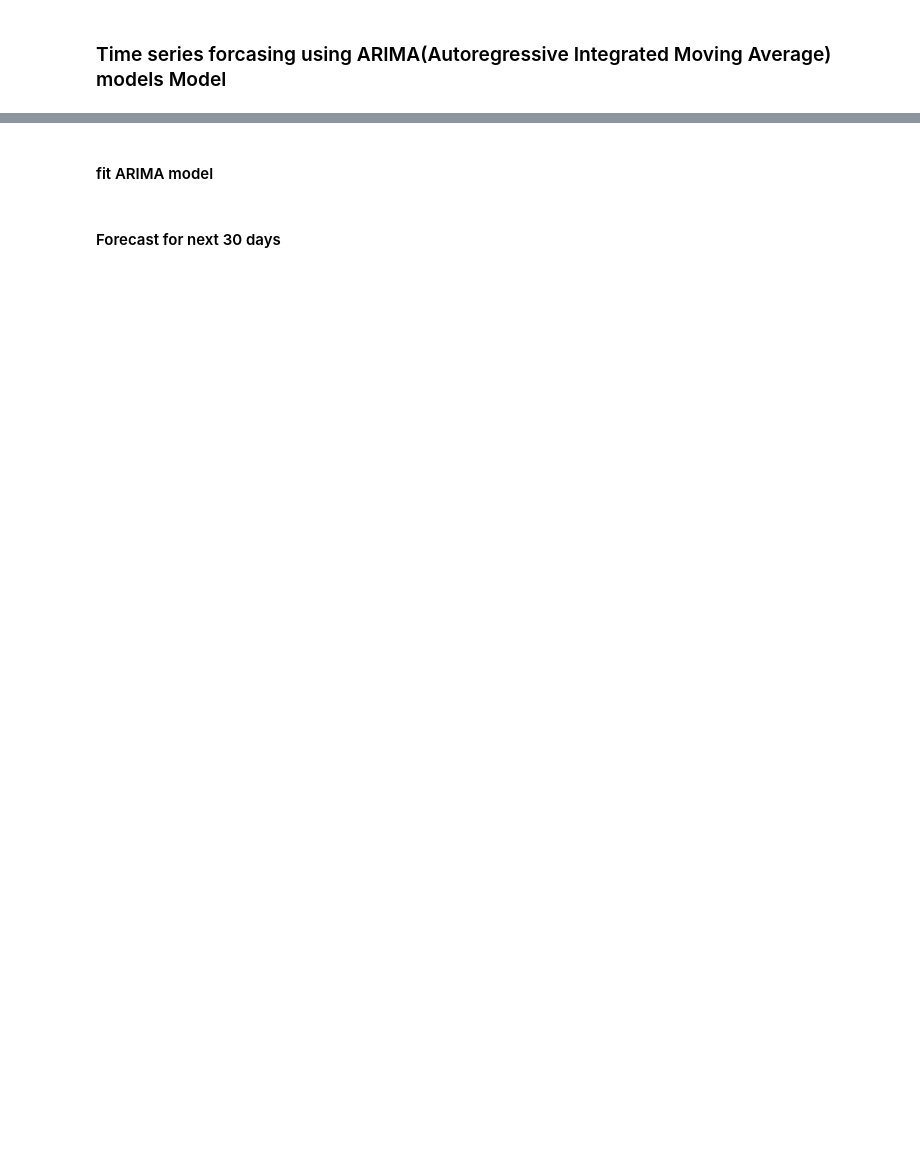
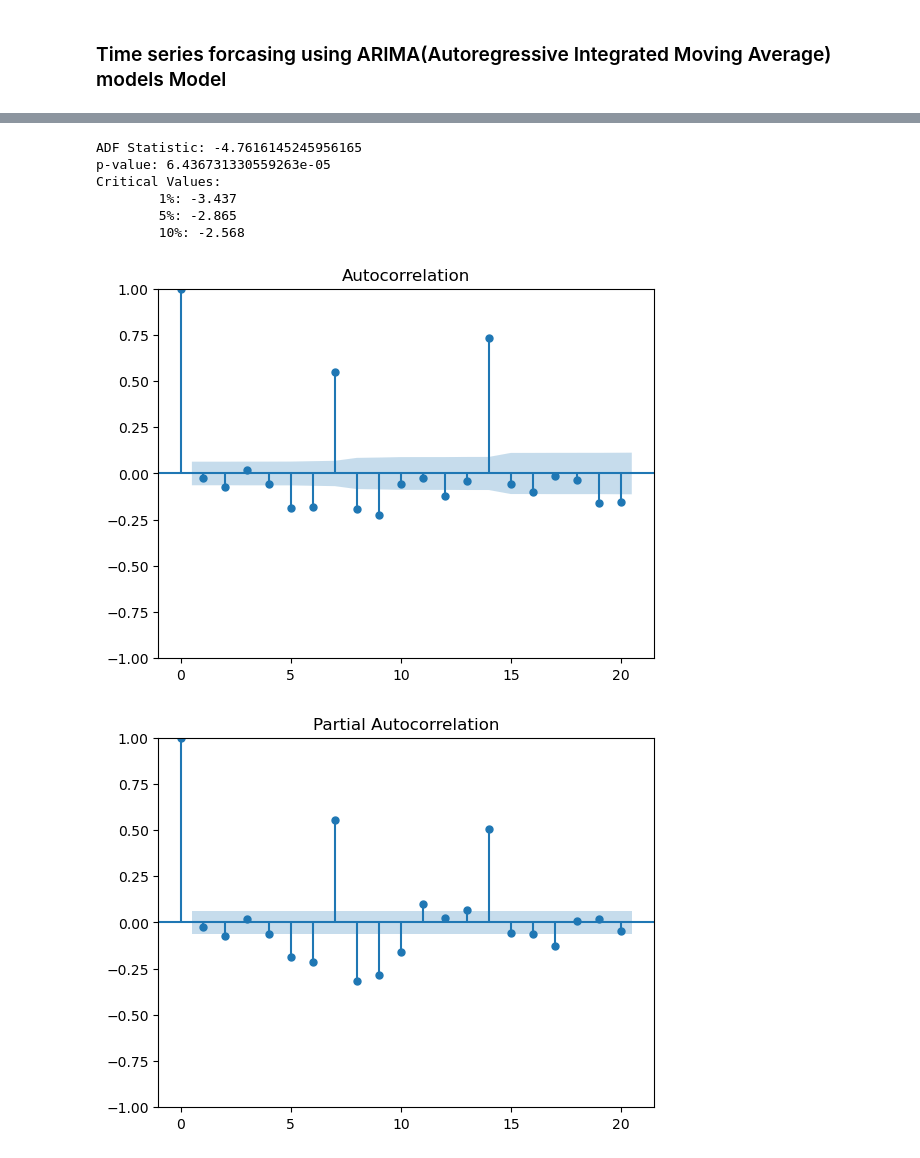
Before and after one commit to Hemamagam/Project-6--Pharmaceutical-Sale-Prediction-, a Jupyter notebook: Task 2.5-Time_series.ipynb, the cells around one changed output, grey strips where cells are left out. Saved outputs shown, nothing was run; the diff lists cells and outputs as text; code cells hidden in the pictures; blank space fills up the shorter version.

```diff
--- a/Task 2.5-Time_series.ipynb
+++ b/Task 2.5-Time_series.ipynb
@@ -166,2 +103,0 @@ from statsmodels.tsa.arima.model import ARIMA
-# %% [markdown]
-#### fit ARIMA model
@@ -171,2 +104,30 @@ model_fit = model.fit()
-# %% [markdown]
-#### Forecast for next 30 days
+# %%
+from statsmodels.tsa.stattools import adfuller
+
+def check_stationarity(timeseries):
+    # Perform Dickey-Fuller test
+    result = adfuller(timeseries)
+    print('ADF Statistic:', result[0])
+    print('p-value:', result[1])
+    print('Critical Values:')
+    for key, value in result[4].items():
+        print('\t%s: %.3f' % (key, value))
+
+check_stationarity(sales_data['Sales'])
+# %% [output]
+ADF Statistic: -4.7616145245956165
+p-value: 6.436731330559263e-05
+Critical Values:
+        1%: -3.437
+        5%: -2.865
+        10%: -2.568
+# %%
+from statsmodels.graphics.tsaplots import plot_acf, plot_pacf
+
+# Plot ACF and PACF
+plot_acf(sales_data, lags=20)
+plot_pacf(sales_data, lags=20)
+plt.show()
+# %% [output]
+[figure, added]
+[figure, added]
```
Also changed, not shown: parts of 32 cells of this notebook.
